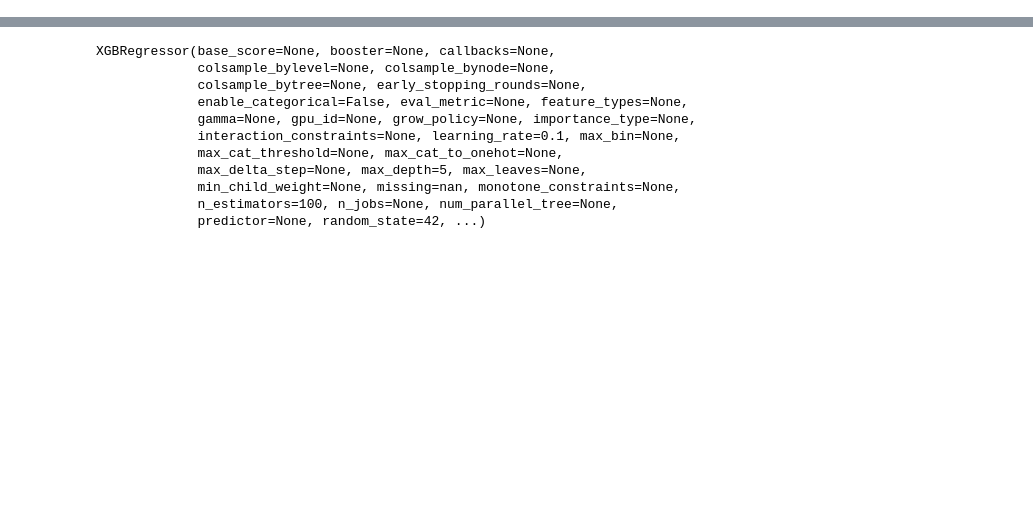
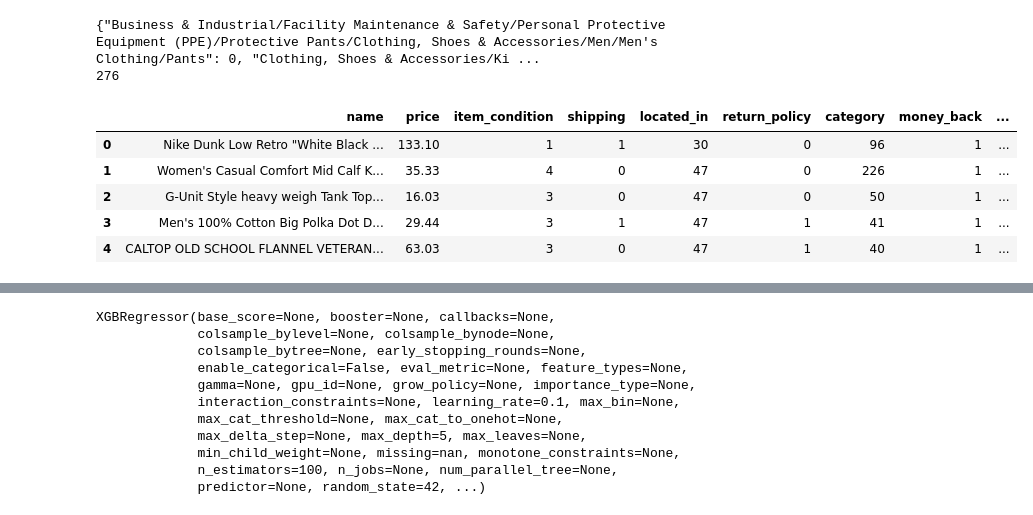
Before and after one commit to JaxSulav/PriceProphet, a Jupyter notebook: Data Processing/cv.ipynb, the cells around one changed output, grey strips where cells are left out. Cells and saved outputs as stored; diff of their text form; code cells hidden in the pictures; blank space fills up the shorter version.

```diff
--- a/Data Processing/cv.ipynb
+++ b/Data Processing/cv.ipynb
@@ -20 +25,18 @@ df.head()
+# %%
+enc = OrdinalEncoder(handle_unknown='use_encoded_value', unknown_value=-1)
+
+df['category'] = enc.fit_transform(df[['category']]).astype(int)
+kv_pair_ic = {category: i for i, category in enumerate(enc.categories_[0])}
+print(kv_pair_ic)
+print(len(enc.categories_[0]))
+df.head()
+# %% [output]
+{"Business & Industrial/Facility Maintenance & Safety/Personal Protective Equipment (PPE)/Protective Pants/Clothing, Shoes & Accessories/Men/Men's Clothing/Pants": 0, "Clothing, Shoes & Accessories/Ki ...
+276
+|  | name | price | item_condition | shipping | located_in | return_policy | category | money_back | ... |
+| 0 | Nike Dunk Low Retro "White Black ... | 133.10 | 1 | 1 | 30 | 0 | 96 | 1 | ... |
+| 1 | Women's Casual Comfort Mid Calf K... | 35.33 | 4 | 0 | 47 | 0 | 226 | 1 | ... |
+| 2 | G-Unit Style heavy weigh Tank Top... | 16.03 | 3 | 0 | 47 | 0 | 50 | 1 | ... |
+| 3 | Men's 100% Cotton Big Polka Dot D... | 29.44 | 3 | 1 | 47 | 1 | 41 | 1 | ... |
+| 4 | CALTOP OLD SCHOOL FLANNEL VETERAN... | 63.03 | 3 | 0 | 47 | 1 | 40 | 1 | ... |
 # %%
```
Also changed, not shown: parts of 13 cells of this notebook, 1 other file.
